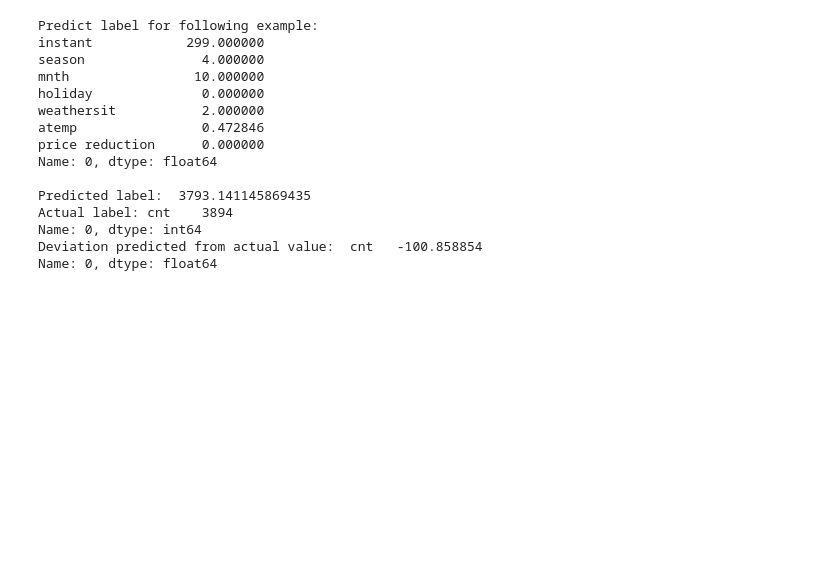
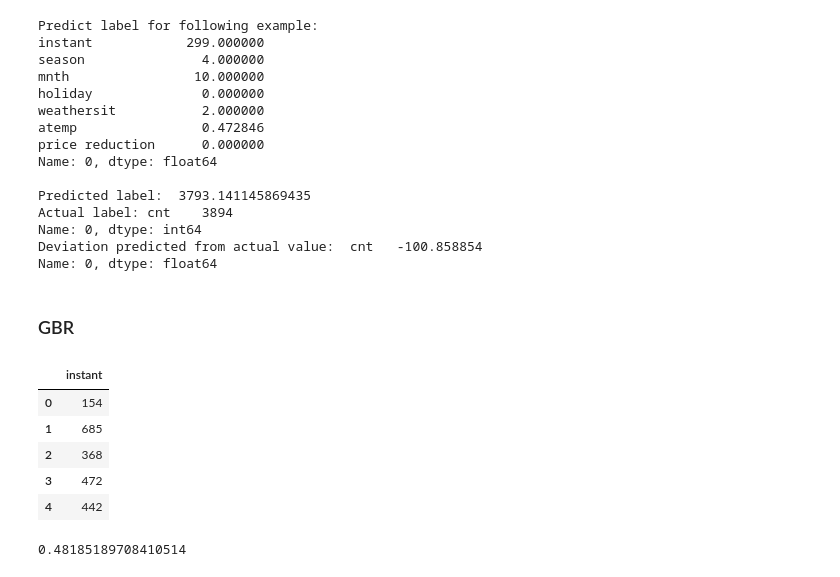
Before and after one commit to PatrykGadziomski/Bike-Rental-Prediction, a Jupyter notebook: Task 3/model_optimization.ipynb, the cells around one changed output. Cells and saved outputs as stored; diff of their text form; code cells hidden in the pictures; blank space fills up the shorter version.

```diff
--- a/Task 3/model_optimization.ipynb
+++ b/Task 3/model_optimization.ipynb
@@ -419,3 +420,45 @@ Actual label: cnt    3894
 Name: 0, dtype: int64
 Deviation predicted from actual value:  cnt   -100.858854
 Name: 0, dtype: float64
+# %% [markdown]
+### GBR
+# %%
+droplist_svr = ['leaflets', 'yr', 'windspeed', 'weekday', 'workingday', 'season', 'mnth', 'holiday', 'weathersit', 'atemp', 'price reduction']
+train_features_svr = train_features.drop(droplist_svr, axis=1)
+test_features_svr = test_features.drop(droplist_svr, axis=1)
+train_features_svr.head()
+# %% [output]
+|  | instant |
+| 0 | 154 |
+| 1 | 685 |
+| 2 | 368 |
+| 3 | 472 |
+| 4 | 442 |
+# %%
+gbr = GradientBoostingRegressor(loss='squared_error',
+                                learning_rate=0.4,
+                                n_estimators=150,
+                                subsample=1,
+                                criterion='squared_error',
+                                min_samples_split=2,
+                                min_samples_leaf=5,
+                                min_weight_fraction_leaf=0.0,
+                                max_depth=4,
+                                min_impurity_decrease=0.0,
+                                init=None,
+                                random_state=None,
+                                max_features=None,
+                                alpha=0.9,
+                                verbose=0,
+                                max_leaf_nodes=None,
+                                warm_start=False,
+                                validation_fraction=0.1,
+                                n_iter_no_change=None,
+                                tol=1e-4,
+                                ccp_alpha=0.0)
+
+gbr.fit(train_features, train_labels)
+
+gbr.score(test_features, test_labels)
+# %% [output]
+0.48185189708410514
```
Also changed, not shown: parts of 1 cell of this notebook, 1 other file.
